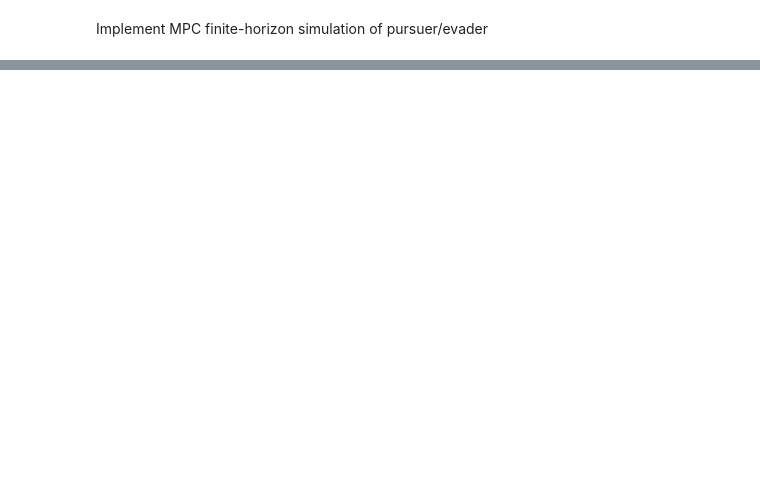
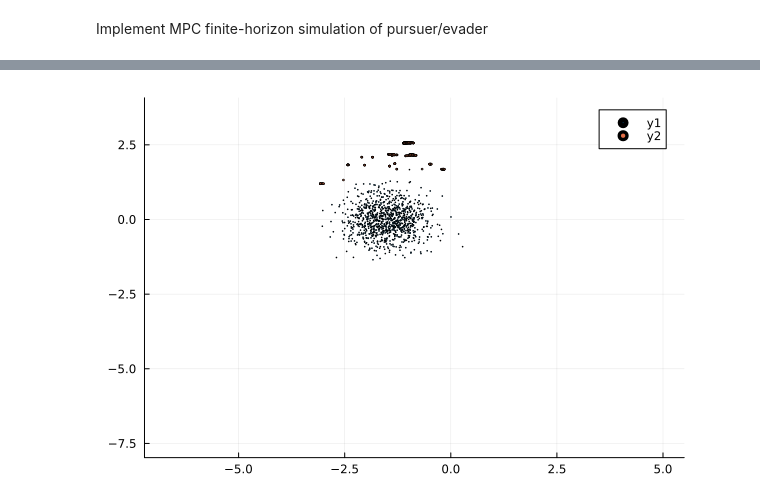
Before and after one commit to MarfredBarrera/State-Selection-Algorithm, a Jupyter notebook: SSA_Dubins.ipynb, the cells around one changed output, grey strips where cells are left out. Drawn from its saved outputs; the diff is of its cells as text; code cells hidden in the pictures; blank space fills up the shorter version.

```diff
--- a/SSA_Dubins.ipynb
+++ b/SSA_Dubins.ipynb
@@ -214,0 +391,31 @@ plot!(xₑ[1,:],xₑ[2,:],seriestype=:scatter,label="evader")
+# %%
+
+function propagate_bootstrap_pf(pf::Particle_Filter, dubins_car::Dubins_Car, u::Float64, Σ, R, L, y)
+    # randomly generated process noise
+    w = randn(L)*sqrt(Σ)
+
+    # propagate all particles through one time step of dynamics
+    Xi_plus = pf.TimeUpdate(pf.particles, dubins_car, u, w)
+    pf.particles = Xi_plus
+
+    # calculate measurement likelihoods
+    pf.MeasurementUpdate(pf, dubins_car, y, R)
+
+    # resample particles to avoid depletion
+    pf.Resampler(pf)
+end
+
+x_true = vcat((μ + sqrt(Σ)*randn(2)), 0)
+
+__evader.x_true = __evader.f(x_true, 0.0, Σ, __evader.v, Δt)
+
+v = sqrt(R)*randn(2)
+y = x_true[1:2] + v
+propagate_bootstrap_pf(pf, __evader, 0.0, Σ, R, L, y)
+
+plot(Ξ[1,:], Ξ[2,:], seriestype=:scatter,ms=0.5)
+plot!(pf.particles[1,:], pf.particles[2,:], seriestype=:scatter, ms = 1.0)
+xlims!(xmin-1,xmax+1)
+ylims!(ymin-1,ymax+1)
+# %% [output]
+[figure, added]
```
Also changed, not shown: parts of 13 cells of this notebook, 2 other files.
